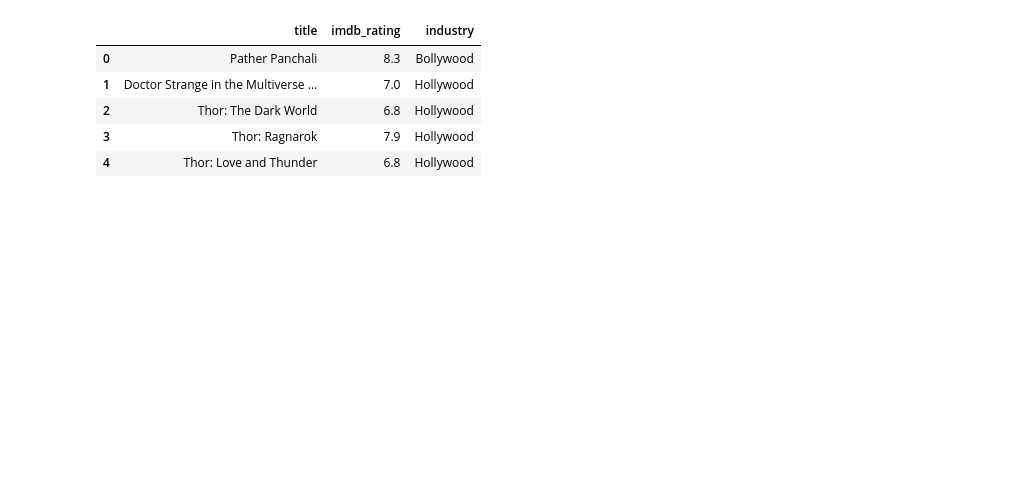
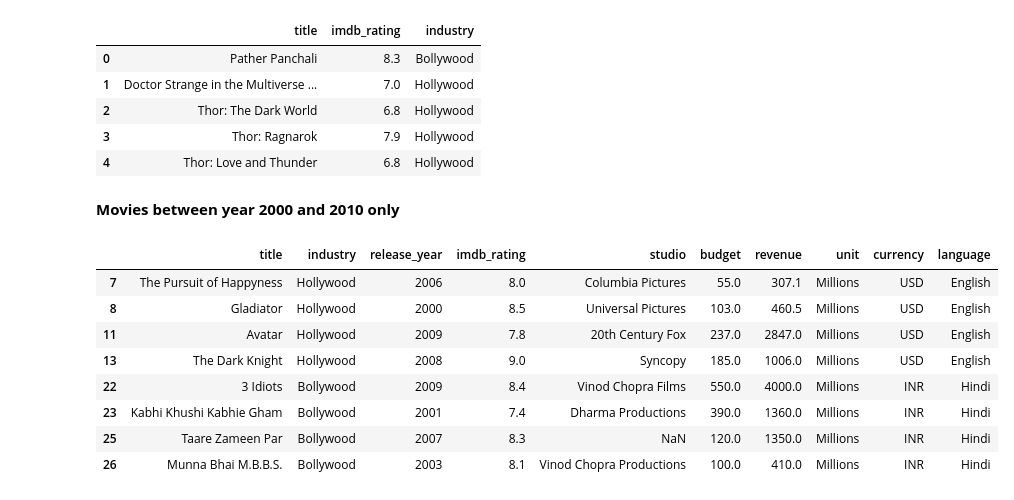
Before and after one commit to rehan1124/Codebasics-Math-And-Statistics-For-AI-Data-Science, a Jupyter notebook: Dataframe_Basics.ipynb, the cells around one changed output. Saved outputs shown, nothing was run; the diff lists cells and outputs as text; code cells hidden in the pictures; blank space fills up the shorter version.

```diff
--- a/Dataframe_Basics.ipynb
+++ b/Dataframe_Basics.ipynb
@@ -65,3 +65,17 @@ df_subset1.head(5)
 | 2 | Thor: The Dark World | 6.8 | Hollywood |
 | 3 | Thor: Ragnarok | 7.9 | Hollywood |
 | 4 | Thor: Love and Thunder | 6.8 | Hollywood |
+# %% [markdown]
+**Movies between year 2000 and 2010 only**
+# %%
+df[(df.release_year >= 2000) & (df.release_year < 2010)]
+# %% [output]
+|  | title | industry | release_year | imdb_rating | studio | budget | revenue | unit | currency | language |
+| 7 | The Pursuit of Happyness | Hollywood | 2006 | 8.0 | Columbia Pictures | 55.0 | 307.1 | Millions | USD | English |
+| 8 | Gladiator | Hollywood | 2000 | 8.5 | Universal Pictures | 103.0 | 460.5 | Millions | USD | English |
+| 11 | Avatar | Hollywood | 2009 | 7.8 | 20th Century Fox | 237.0 | 2847.0 | Millions | USD | English |
+| 13 | The Dark Knight | Hollywood | 2008 | 9.0 | Syncopy | 185.0 | 1006.0 | Millions | USD | English |
+| 22 | 3 Idiots | Bollywood | 2009 | 8.4 | Vinod Chopra Films | 550.0 | 4000.0 | Millions | INR | Hindi |
+| 23 | Kabhi Khushi Kabhie Gham | Bollywood | 2001 | 7.4 | Dharma Productions | 390.0 | 1360.0 | Millions | INR | Hindi |
+| 25 | Taare Zameen Par | Bollywood | 2007 | 8.3 | NaN | 120.0 | 1350.0 | Millions | INR | Hindi |
+| 26 | Munna Bhai M.B.B.S. | Bollywood | 2003 | 8.1 | Vinod Chopra Productions | 100.0 | 410.0 | Millions | INR | Hindi |
```
Also changed, not shown: parts of 6 cells of this notebook.
